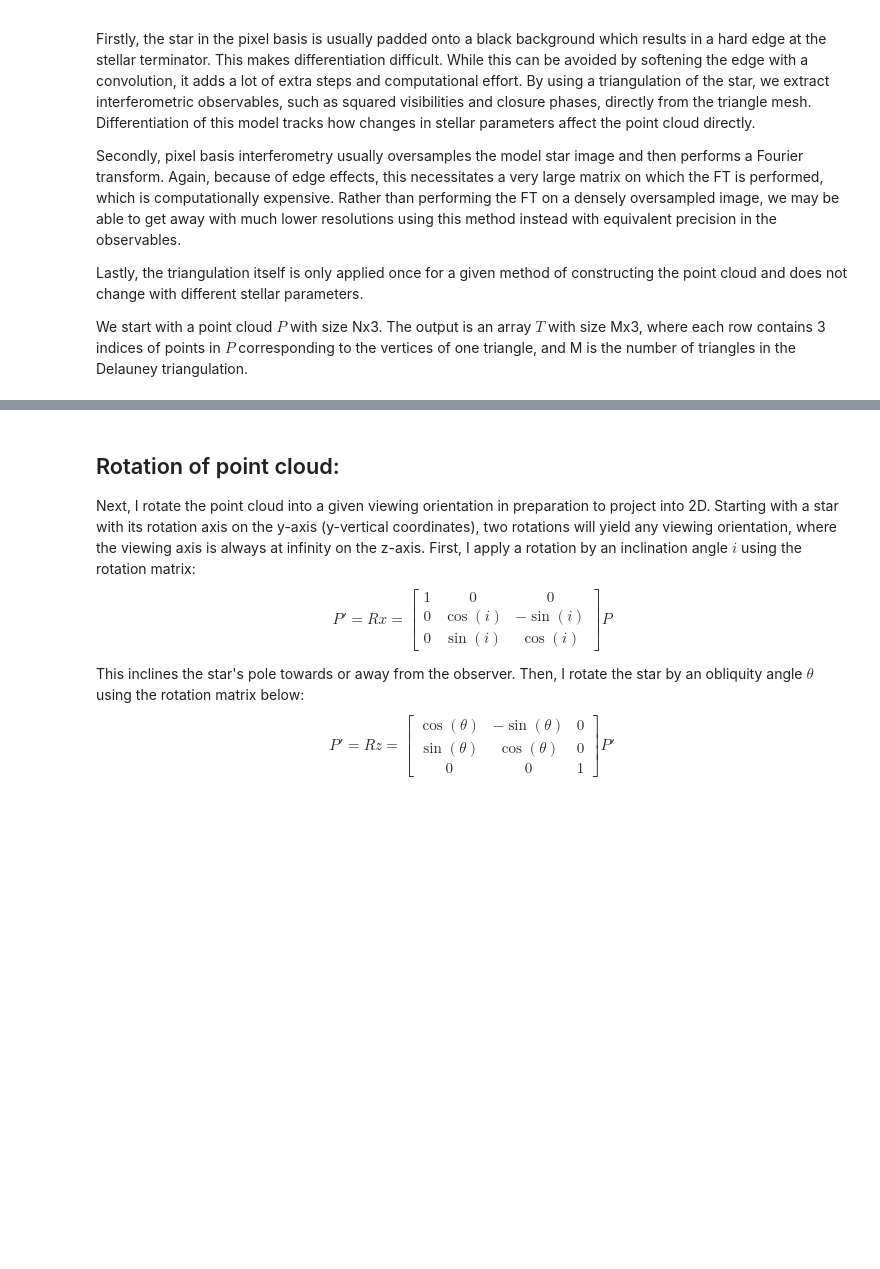
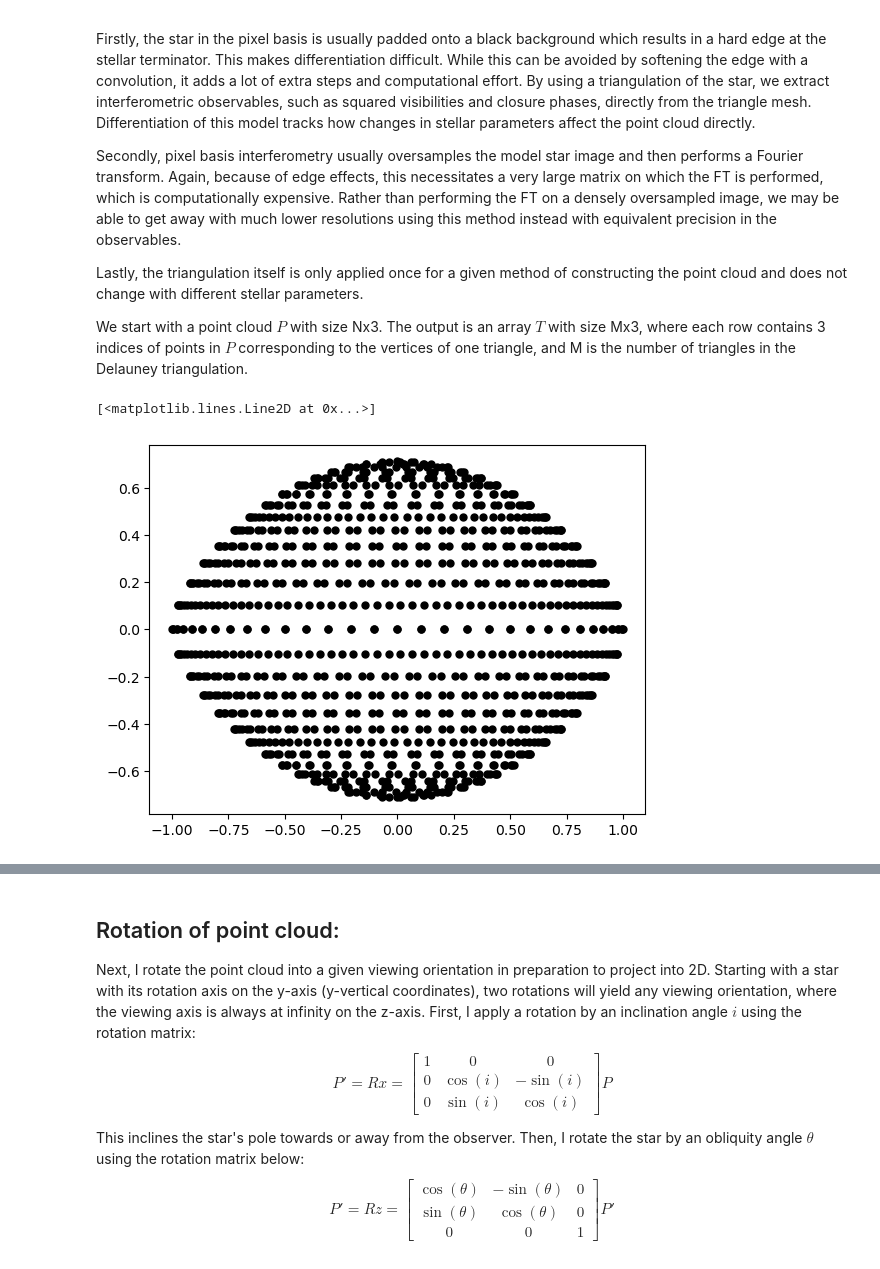
Before and after one commit to shashankdholakia/jax-interferometry, a Jupyter notebook: notebooks/interferometric_oblate_star_model.ipynb, the cells around one changed output, grey strips where cells are left out. Cells and saved outputs as stored; diff of their text form; code cells hidden in the pictures; blank space fills up the shorter version.

```diff
--- a/notebooks/interferometric_oblate_star_model.ipynb
+++ b/notebooks/interferometric_oblate_star_model.ipynb
@@ -29,9 +29,9 @@ from scipy.spatial import ConvexHull
 We start by evaluating the radius, temperature and flux at various polar angles on the star as we did in the previous notebook (jax_elr_model_oblate_star.ipynb). Then, I rotate the model about the y (vertical) axis to obtain a 3d representation of the star.
 # %%
 omega = 0.9
-latent = jnp.linspace(-1,1,20)
-thetas = jnp.linspace(0,jnp.pi,20) #jnp.arccos(latent)
-phi = jnp.linspace(0.0, 2*jnp.pi,20)
+latent = jnp.linspace(-1,1,30)
+thetas = jnp.linspace(0,jnp.pi,30) #jnp.arccos(latent)
+phi = jnp.linspace(0.0, 2*jnp.pi,30)
 rtws, Ts, Fs = ELR.solve_ELR_vec(omega, thetas)
 # %%
 fig = plt.figure()
@@ -97,0 +125,5 @@ colors = jnp.einsum('ij->ji',[rs.ravel(), gs.ravel(), bs.ravel()])
+# %%
+plt.plot(x,y,'ko',ms=5)
+# %% [output]
+[<matplotlib.lines.Line2D at 0x...>]
+[figure, added]
```
Also changed, not shown: parts of 7 cells of this notebook, 3 other files.
